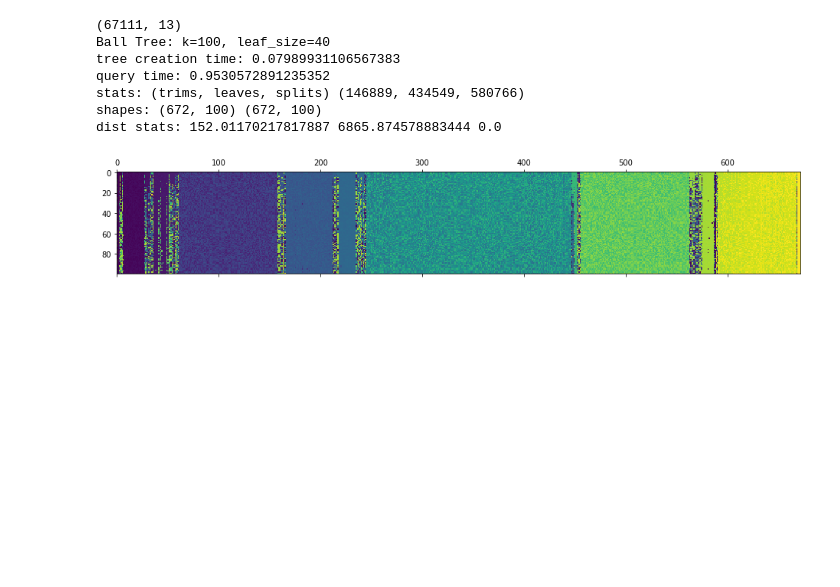
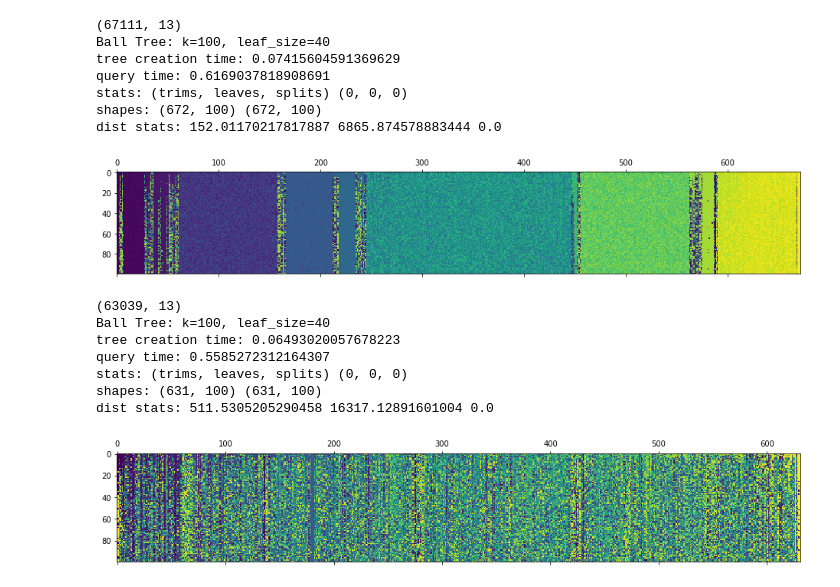
Before and after one commit to lwthatcher/thesis-hacks, a Jupyter notebook: Ball-Tree.ipynb, the cells around one changed output. Saved outputs shown, nothing was run; the diff lists cells and outputs as text; code cells hidden in the pictures; blank space fills up the shorter version.

```diff
--- a/Ball-Tree.ipynb
+++ b/Ball-Tree.ipynb
@@ -29,7 +29,7 @@ tree = BallTree(X)
 t1 = time.time()
 print('tree creation time:', t1-t0)
 t2 = time.time()
-dist, ind = tree.query(X[::100], k=k)
+dist, ind = tree.query(X[::100], k=k, dualtree=True)
 t3 = time.time()
 print('query time:', t3-t2)
 
@@ -43,9 +43,60 @@ plt.show()
 # %% [output]
 (67111, 13)
 Ball Tree: k=100, leaf_size=40
-tree creation time: 0.07989931106567383
-query time: 0.9530572891235352
-stats: (trims, leaves, splits) (146889, 434549, 580766)
+tree creation time: 0.07415604591369629
+query time: 0.6169037818908691
+stats: (trims, leaves, splits) (0, 0, 0)
 shapes: (672, 100) (672, 100)
 dist stats: 152.01170217817887 6865.874578883444 0.0
 [figure]
+# %%
+# %matplotlib tk
+%matplotlib inline
+# --------------------------------------------------
+#
+# Basic Testing of using the BallTree for knn data
+#
+# --------------------------------------------------
+
+
+
+
+import time
+import numpy as np
+import matplotlib.pyplot as plt
+from sklearn.neighbors import BallTree
+
+FILE = 'data/run-pink.npy'
+leaf_size = 40
+k = 100
+
+X = np.load(FILE)
+print(X.shape)
+
+print('Ball Tree: k={}, leaf_size={}'.format(k, leaf_size))
+
+t0 = time.time()
+tree = BallTree(X)
+t1 = time.time()
+print('tree creation time:', t1-t0)
+t2 = time.time()
+dist, ind = tree.query(X[::100], k=k, dualtree=True)
+t3 = time.time()
+print('query time:', t3-t2)
+
+print('stats: (trims, leaves, splits)', tree.get_tree_stats())
+
+print('shapes:', dist.shape, ind.shape)
+print('dist stats:', np.mean(dist), np.max(dist), np.min(dist))
+
+plt.matshow(ind.T)
+plt.show()
+# %% [output]
+(63039, 13)
+Ball Tree: k=100, leaf_size=40
+tree creation time: 0.06493020057678223
+query time: 0.5585272312164307
+stats: (trims, leaves, splits) (0, 0, 0)
+shapes: (631, 100) (631, 100)
+dist stats: 511.5305205290458 16317.12891601004 0.0
+[figure, added]
```
Also changed, not shown: 9 other files.
